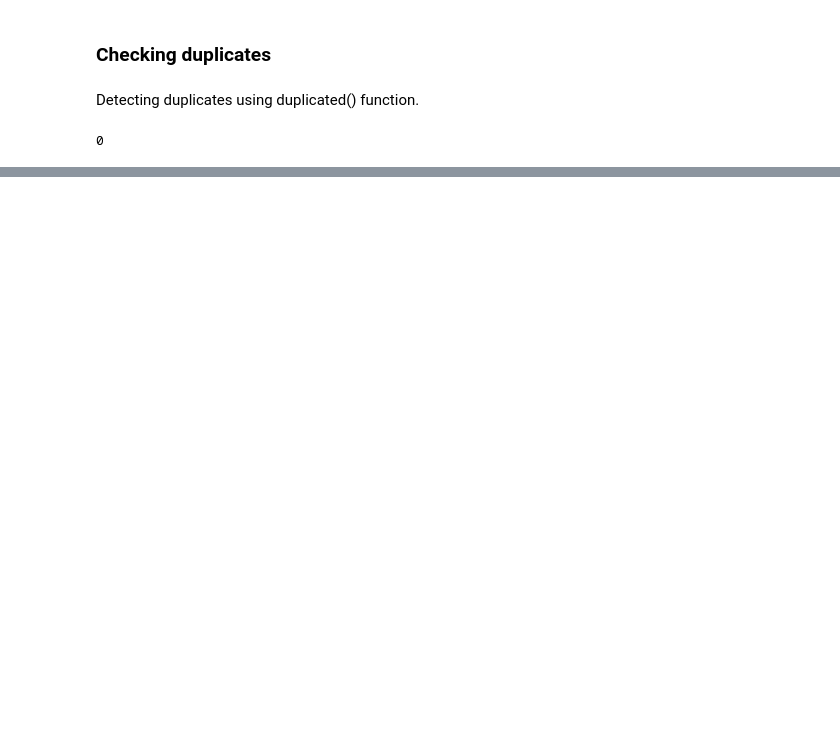
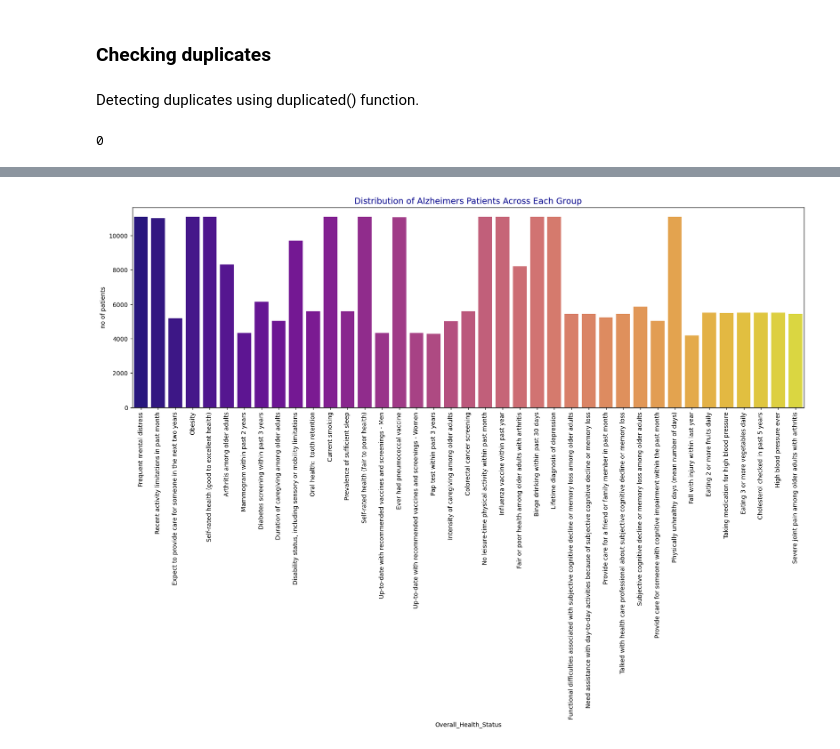
Before and after one commit to Shinomaryphilipose/DATASCIENCEML_PROJECT_AlzheimersAnd-Healthyaging, a Jupyter notebook: DataScience&ML_Project.ipynb, the cells around one changed output, grey strips where cells are left out. Saved outputs shown, nothing was run; the diff lists cells and outputs as text; code cells hidden in the pictures; blank space fills up the shorter version.

```diff
--- a/DataScience&ML_Project.ipynb
+++ b/DataScience&ML_Project.ipynb
@@ -274,0 +609,8 @@ df2.duplicated().sum()
+# %%
+#  Renaming the columns
+df1.rename(columns={
+    'Stratification1': 'Age',
+    'StratificationID1': 'AgeGroup'
+}, inplace=True)
+
+df1.head()
@@ -274,0 +625,7 @@ df2.duplicated().sum()
+# %%
+#  Renaming the columns
+df1.rename(columns={
+    'Topic': 'Overall_Health_Status'
+    }, inplace=True)
+
+df1.head()
@@ -274,0 +748,13 @@ df2.duplicated().sum()
+# %%
+# Create the plot
+import seaborn as sns
+
+plt.figure(figsize=(20,6))
+plt.xticks(rotation=90)
+plt.xlabel('Overall_Health_Status')
+plt.ylabel('no of patients')
+sns.countplot(x ='Overall_Health_Status',data = df1,hue = 'Overall_Health_Status',palette = 'plasma')
+plt.title('Distribution of Alzheimers Patients Across Each Group',fontsize=14,color="darkblue")
+plt.show()
+# %% [output]
+[figure, added]
```
Also changed, not shown: parts of 80 cells of this notebook.
